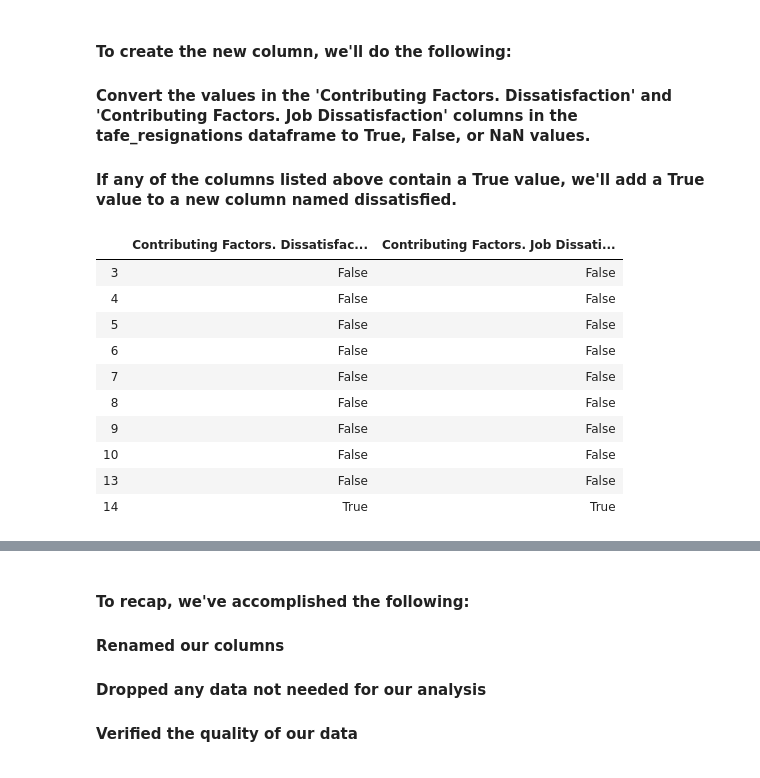
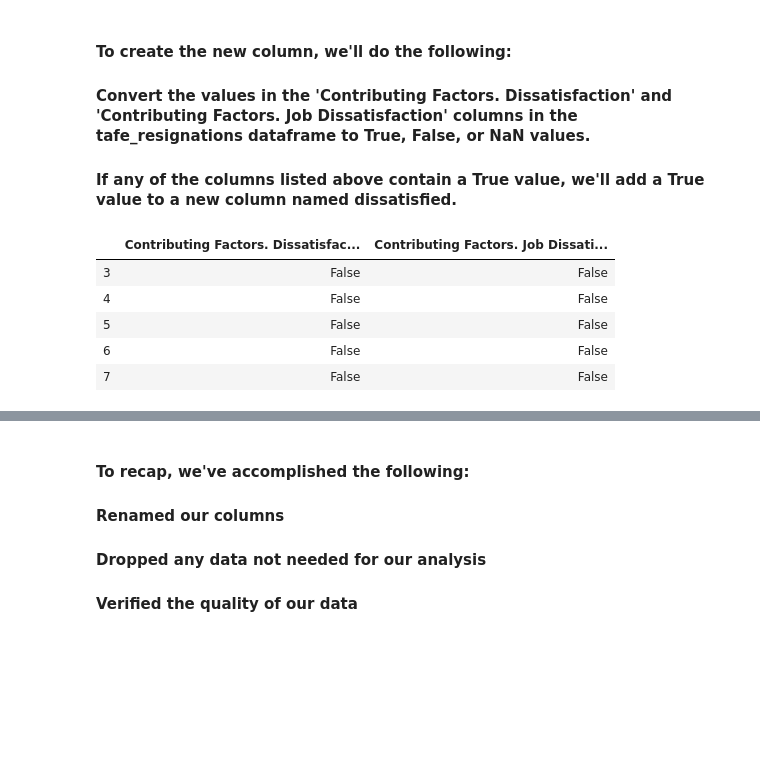
Before and after one commit to ebenebe/Clean-And-Analyze-Employee-Exit-Surveys, a Jupyter notebook: Clean And Analyze Employee Exit Surveys-checkpoint.ipynb, the cells around one changed output, grey strips where cells are left out. Cells and saved outputs as stored; diff of their text form; code cells hidden in the pictures; blank space fills up the shorter version.

```diff
--- a/Clean And Analyze Employee Exit Surveys-checkpoint.ipynb
+++ b/Clean And Analyze Employee Exit Surveys-checkpoint.ipynb
@@ -269,27 +274,22 @@ def update_vals(vals):
     if pd.isnull(vals):
         return np.nan
     elif vals == '-':
-        return 'False'
+        return False
     else:
-        return 'True'
+        return True
 # %%
 #Use the DataFrame.applymap() method to apply the function above to the 'Contributing Factors. Dissatisfaction' and 'Contributing Factors. Job Dissatisfaction' in the tafe_resignations dataframe.
 vals = vals.applymap(update_vals)
 # %%
 # Display first 10 rows of the updated 'Contributing Factors. Dissatisfaction' and 'Contributing Factors. Job Dissatisfaction' in the tafe_resignations dataframe.
-vals.head(10)
+vals.head()
 # %% [output]
 |  | Contributing Factors. Dissatisfac... | Contributing Factors. Job Dissati... |
 | 3 | False | False |
 | 4 | False | False |
 | 5 | False | False |
 | 6 | False | False |
 | 7 | False | False |
-| 8 | False | False |
-| 9 | False | False |
-| 10 | False | False |
-| 13 | False | False |
-| 14 | True | True |
 # %%
 #Use the df.any() method to create a dissatisfied column in BOTH the tafe_resignations and dete_resignations dataframes.
 
```
Also changed, not shown: parts of 33 cells of this notebook.
